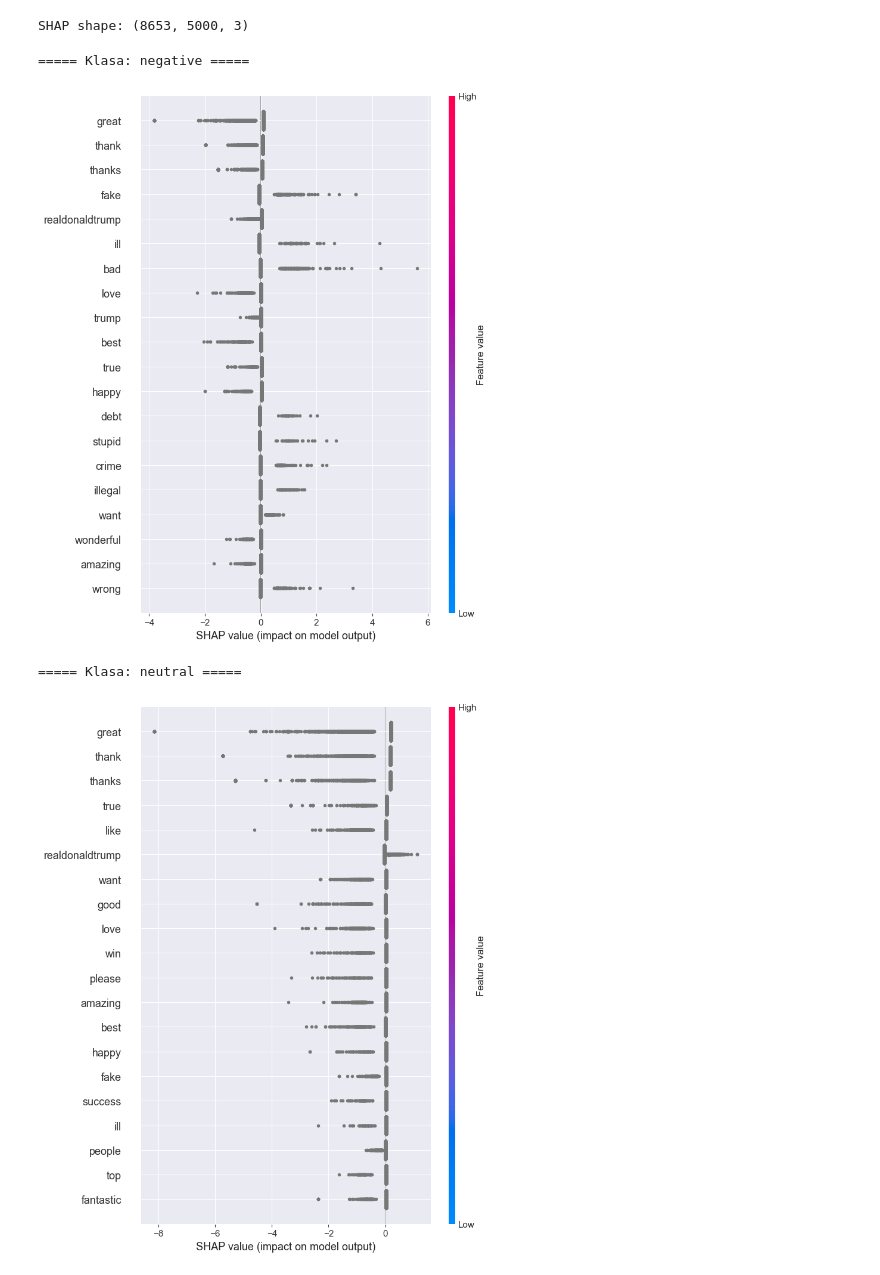
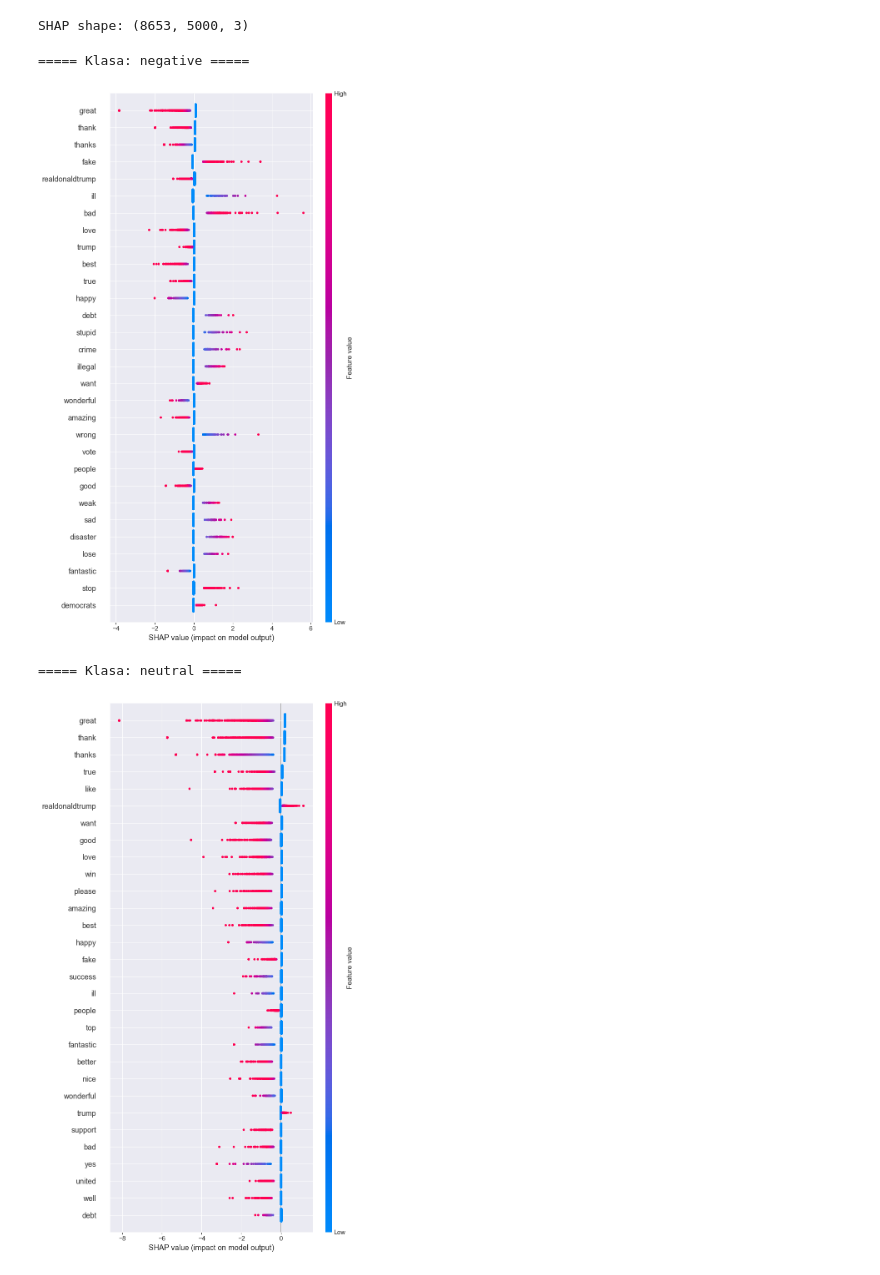
Before and after one commit to maciekgangus/sentiment-analysis-shap, a Jupyter notebook: notebooks/main_analysis.ipynb, the cells around one changed output. Saved outputs shown, nothing was run; the diff lists cells and outputs as text; code cells hidden in the pictures.

```diff
--- a/notebooks/main_analysis.ipynb
+++ b/notebooks/main_analysis.ipynb
@@ -42,20 +42,17 @@ Accuracy: 0.8511576944148093
 Accuracy: 0.7909122361895975
 # %%
 # ========================================
-# 3) SHAP - LinearExplainer dla multi-class
+# 3) SHAP - LinearExplainer
 # ========================================
 
-# Przekształć dane tekstowe do TF-IDF
-X_train_tfidf = pipeline.named_steps['tfidf'].transform(X_train)
-X_test_tfidf = pipeline.named_steps['tfidf'].transform(X_test)
+X_train_tfidf = pipeline.named_steps['tfidf'].transform(X_train).toarray()
+X_test_tfidf = pipeline.named_steps['tfidf'].transform(X_test).toarray()
 
-# Utwórz explainer dla modelu liniowego
 explainer = shap.LinearExplainer(
     pipeline.named_steps['clf'],
     X_train_tfidf
 )
 
-# SHAP values: shape (n_samples, n_features, n_classes)
 shap_values = explainer(X_test_tfidf)
 
 print("SHAP shape:", shap_values.values.shape)
@@ -63,22 +60,23 @@ print("SHAP shape:", shap_values.values.shape)
 SHAP shape: (8671, 5000, 3)
 # %%
 # ========================================
-# 4) Rysuj beeswarm plot (summary_plot) dla każdej klasy
+# 4) Beeswarm plot (summary_plot) - Z KOLORAMI
 # ========================================
 
-# Nazwy cech
 feature_names = pipeline.named_steps['tfidf'].get_feature_names_out()
 class_names = pipeline.named_steps['clf'].classes_
 
-# Dla każdej klasy
+X_test_df = pd.DataFrame(X_test_tfidf, columns=feature_names)
+
 for i, class_name in enumerate(class_names):
     print(f"===== Klasa: {class_name} =====")
     shap.summary_plot(
         shap_values.values[:, :, i],
-        X_test_tfidf,
+        X_test_df,
         feature_names=feature_names,
         plot_type='dot',
-        show=True
+        show=True,
+        max_display=30
     )
 # %% [output]
 ===== Klasa: negative =====
@@ -121,20 +118,17 @@ Accuracy: 0.9142782849878655
 Accuracy: 0.8592395700912978
 # %%
 # ========================================
-# 3) SHAP - LinearExplainer dla multi-class
+# 3) SHAP - LinearExplainer
 # ========================================
 
-# Przekształć dane tekstowe do TF-IDF
-X_train_tfidf = pipeline.named_steps['tfidf'].transform(X_train)
-X_test_tfidf = pipeline.named_steps['tfidf'].transform(X_test)
+X_train_tfidf = pipeline.named_steps['tfidf'].transform(X_train).toarray()
+X_test_tfidf = pipeline.named_steps['tfidf'].transform(X_test).toarray()
 
-# Utwórz explainer dla modelu liniowego
 explainer = shap.LinearExplainer(
     pipeline.named_steps['clf'],
     X_train_tfidf
 )
 
-# SHAP values: shape (n_samples, n_features, n_classes)
 shap_values = explainer(X_test_tfidf)
 
 print("SHAP shape:", shap_values.values.shape)
@@ -142,25 +136,27 @@ print("SHAP shape:", shap_values.values.shape)
 SHAP shape: (8653, 5000, 3)
 # %%
 # ========================================
-# 4) Rysuj beeswarm plot (summary_plot) dla każdej klasy
+# 4) Beeswarm plot (summary_plot) - Z KOLORAMI
 # ========================================
 
-# Nazwy cech
 feature_names = pipeline.named_steps['tfidf'].get_feature_names_out()
 class_names = pipeline.named_steps['clf'].classes_
+
+X_test_df = pd.DataFrame(X_test_tfidf, columns=feature_names)
 
 for i, class_name in enumerate(class_names):
     print(f"===== Klasa: {class_name} =====")
     shap.summary_plot(
         shap_values.values[:, :, i],
-        X_test_tfidf,
+        X_test_df,
         feature_names=feature_names,
         plot_type='dot',
-        show=True
+        show=True,
+        max_display=30
     )
 # %% [output]
 ===== Klasa: negative =====
-[figure, old version]
+[figure, new version]
 ===== Klasa: neutral =====
-[figure, old version]
+[figure, new version]
 ===== Klasa: positive =====
```
Also changed, not shown: parts of 4 cells of this notebook, 6 other files.
